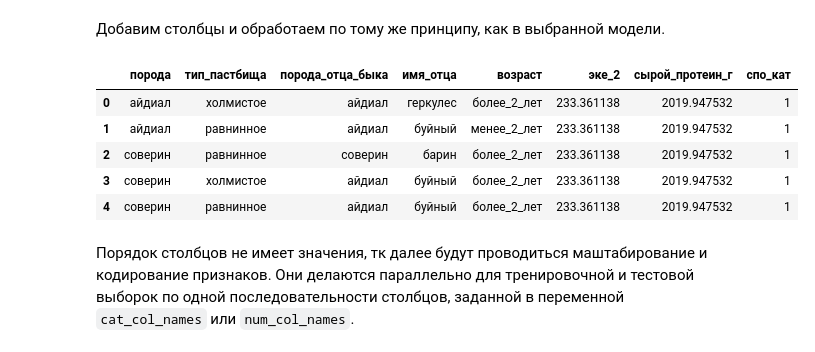
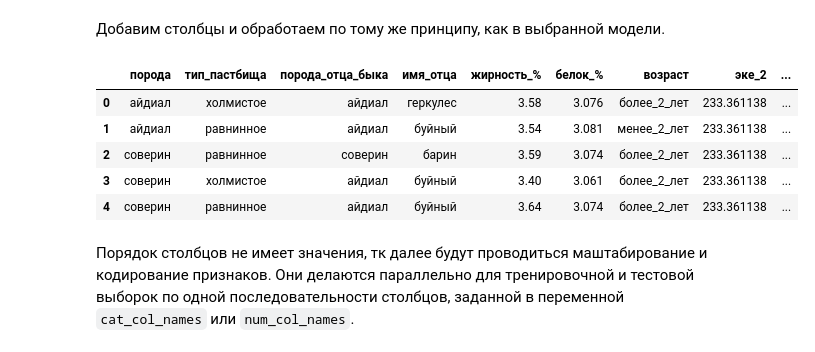
Before and after one commit to maximdubrovskiy/DataScience, a Jupyter notebook: ipynb/cows.ipynb, the cells around one changed output. Saved outputs shown, nothing was run; the diff lists cells and outputs as text; code cells hidden in the pictures.

```diff
--- a/ipynb/cows.ipynb
+++ b/ipynb/cows.ipynb
@@ -1426,22 +1435,23 @@ df_3.head()
 # %%
 df_3['эке_2'] = np.power(df_ferma['эке'].mean()*1.05, 2)
 df_3['сырой_протеин_г'] = df_ferma['сырой_протеин_г'].mean()*1.05
 
 if df_ferma['спо'].mean()*1.05 > 0.925:
     df_3['спо_кат'] = 1
 else:
     df_3['спо_кат'] = 0
 
-df_3.drop(['жирность_%', 'белок_%'], axis = 1, inplace = True)
+#df_3.drop(['жирность_%', 'белок_%'], axis = 1, inplace = True)
+df_3['спо'] = df_ferma['спо'].mean()*1.05
 
 df_3.head()
 # %% [output]
-|  | порода | тип_пастбища | порода_отца_быка | имя_отца | возраст | эке_2 | сырой_протеин_г | спо_кат |
-| 0 | айдиал | холмистое | айдиал | геркулес | более_2_лет | 233.361138 | 2019.947532 | 1 |
-| 1 | айдиал | равнинное | айдиал | буйный | менее_2_лет | 233.361138 | 2019.947532 | 1 |
-| 2 | соверин | равнинное | соверин | барин | более_2_лет | 233.361138 | 2019.947532 | 1 |
-| 3 | соверин | холмистое | айдиал | буйный | более_2_лет | 233.361138 | 2019.947532 | 1 |
-| 4 | соверин | равнинное | айдиал | буйный | более_2_лет | 233.361138 | 2019.947532 | 1 |
+|  | порода | тип_пастбища | порода_отца_быка | имя_отца | жирность_% | белок_% | возраст | эке_2 | ... |
+| 0 | айдиал | холмистое | айдиал | геркулес | 3.58 | 3.076 | более_2_лет | 233.361138 | ... |
+| 1 | айдиал | равнинное | айдиал | буйный | 3.54 | 3.081 | менее_2_лет | 233.361138 | ... |
+| 2 | соверин | равнинное | соверин | барин | 3.59 | 3.074 | более_2_лет | 233.361138 | ... |
+| 3 | соверин | холмистое | айдиал | буйный | 3.40 | 3.061 | более_2_лет | 233.361138 | ... |
+| 4 | соверин | равнинное | айдиал | буйный | 3.64 | 3.074 | более_2_лет | 233.361138 | ... |
 # %% [markdown]
 Порядок столбцов не имеет значения, тк далее будут проводиться маштабирование и кодирование признаков. Они делаются параллельно для тренировочной и тестовой выборок по одной последовательности столбцов, заданной в переменной `cat_col_names` или `num_col_names`.
 # %% [markdown]
```
Also changed, not shown: parts of 50 cells of this notebook.
